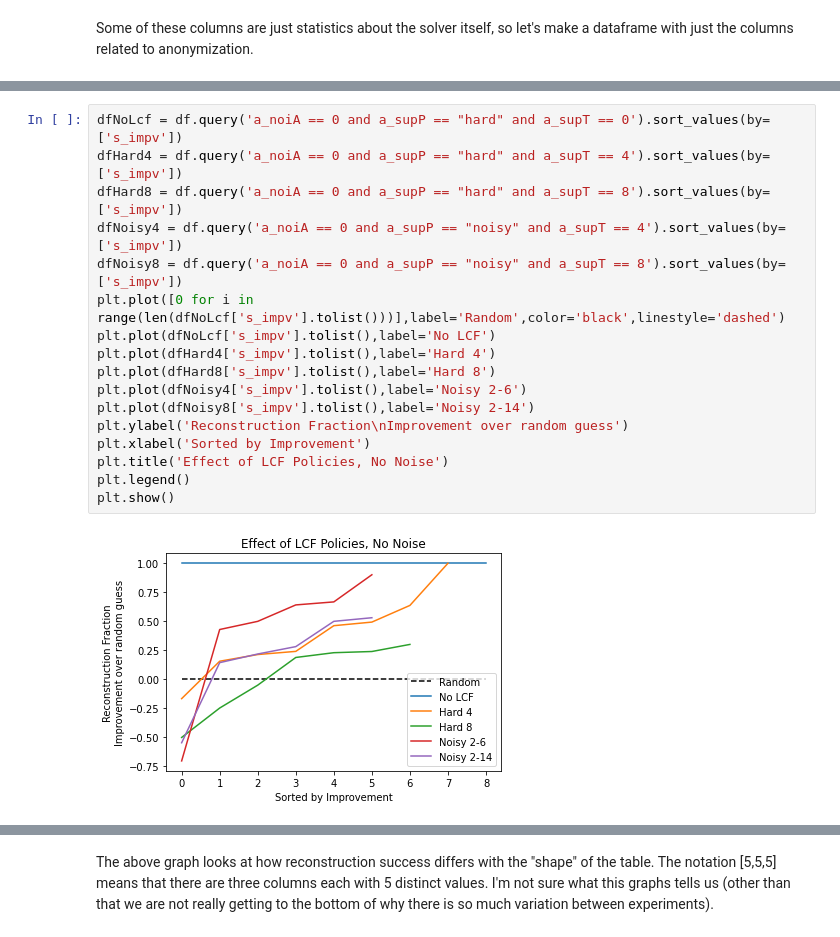
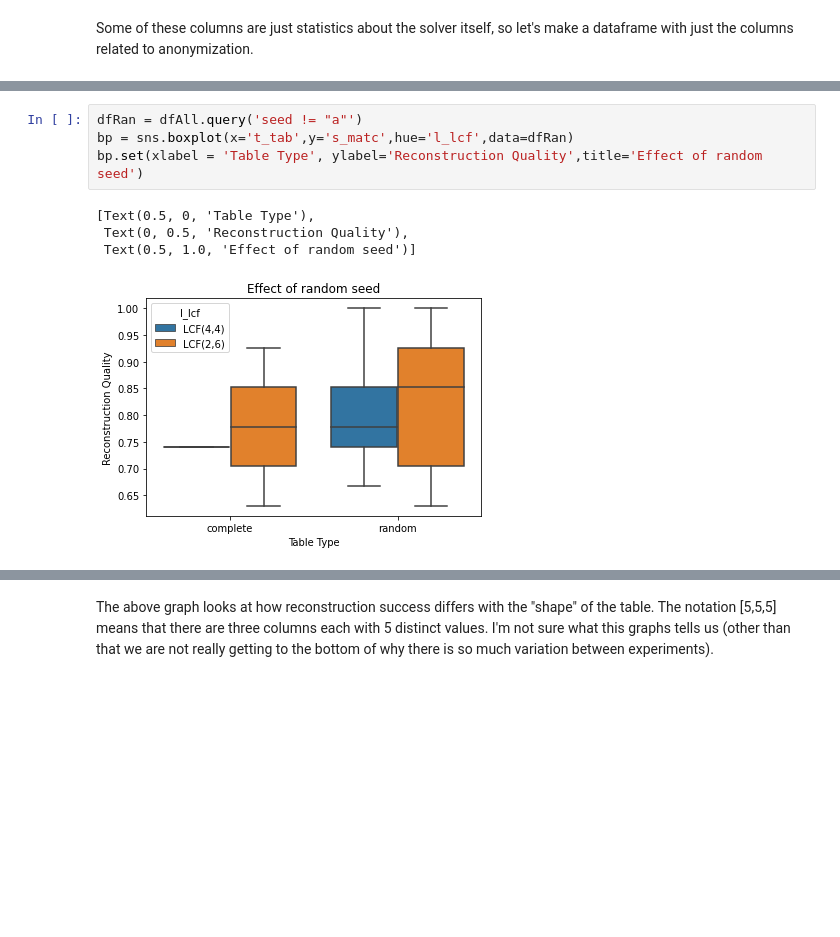
Before and after one commit to iaBIH/attacker, a Jupyter notebook: linearReconstruction/view.ipynb, the cells around one changed output, grey strips where cells are left out. Cells and saved outputs as stored; diff of their text form; blank space fills up the shorter version.

```diff
--- a/linearReconstruction/view.ipynb
+++ b/linearReconstruction/view.ipynb
@@ -52,19 +59,9 @@ Let's look at the case where there is no low count filtering and no noise:
-# %%
-dfNoLcf = df.query('a_noiA == 0 and a_supP == "hard" and a_supT == 0').sort_values(by=['s_impv'])
-dfHard4 = df.query('a_noiA == 0 and a_supP == "hard" and a_supT == 4').sort_values(by=['s_impv'])
-dfHard8 = df.query('a_noiA == 0 and a_supP == "hard" and a_supT == 8').sort_values(by=['s_impv'])
-dfNoisy4 = df.query('a_noiA == 0 and a_supP == "noisy" and a_supT == 4').sort_values(by=['s_impv'])
-dfNoisy8 = df.query('a_noiA == 0 and a_supP == "noisy" and a_supT == 8').sort_values(by=['s_impv'])
-plt.plot([0 for i in range(len(dfNoLcf['s_impv'].tolist()))],label='Random',color='black',linestyle='dashed')
-plt.plot(dfNoLcf['s_impv'].tolist(),label='No LCF')
-plt.plot(dfHard4['s_impv'].tolist(),label='Hard 4')
-plt.plot(dfHard8['s_impv'].tolist(),label='Hard 8')
-plt.plot(dfNoisy4['s_impv'].tolist(),label='Noisy 2-6')
-plt.plot(dfNoisy8['s_impv'].tolist(),label='Noisy 2-14')
-plt.ylabel('Reconstruction Fraction\nImprovement over random guess')
-plt.xlabel('Sorted by Improvement')
-plt.title('Effect of LCF Policies, No Noise')
-plt.legend()
-plt.show()
-# %% [output]
-[figure, removed]
+# %%
+dfRan = dfAll.query('seed != "a"')
+bp = sns.boxplot(x='t_tab',y='s_matc',hue='l_lcf',data=dfRan)
+bp.set(xlabel = 'Table Type', ylabel='Reconstruction Quality',title='Effect of random seed')
+# %% [output]
+[Text(0.5, 0, 'Table Type'),
+ Text(0, 0.5, 'Reconstruction Quality'),
+ Text(0.5, 1.0, 'Effect of random seed')]
+[figure, added]
```
Also changed, not shown: parts of 17 cells of this notebook, 2 other files.
